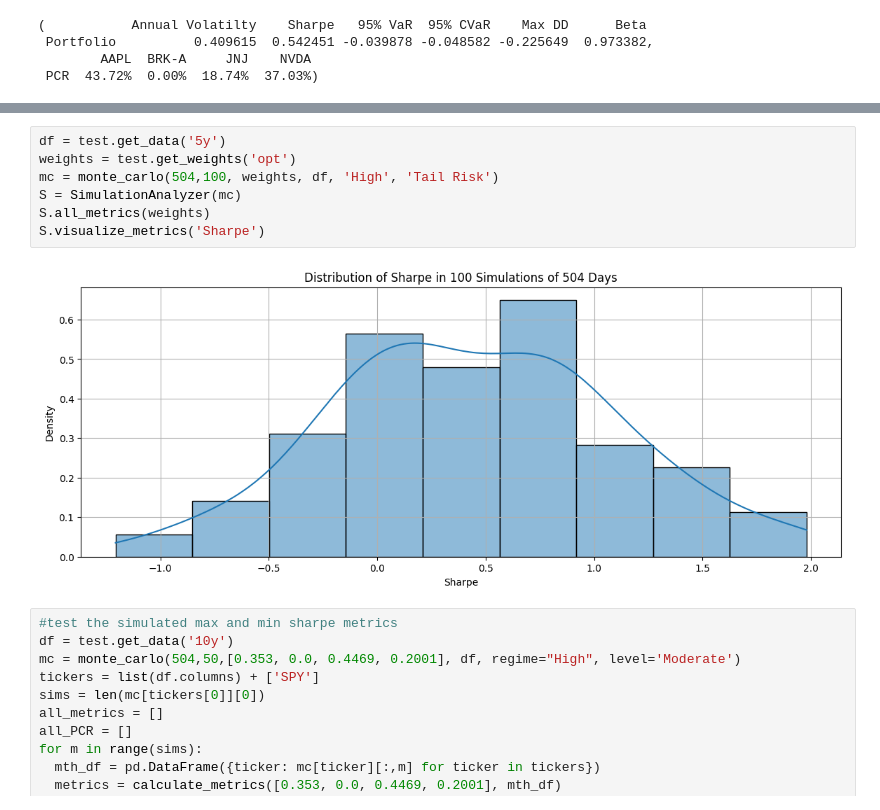
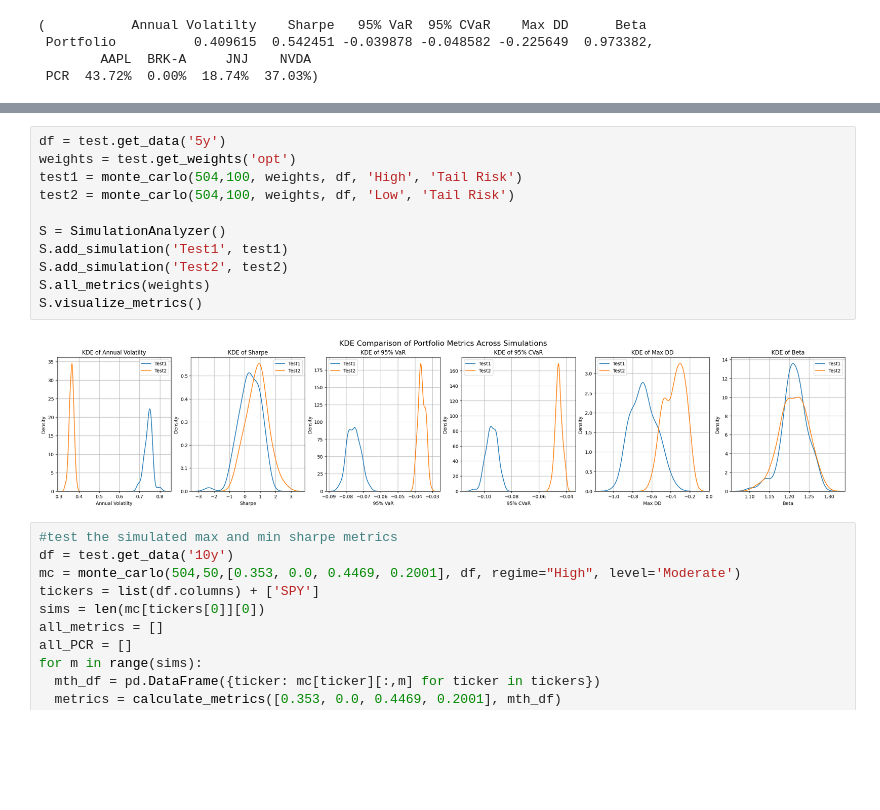
Before and after one commit to csciulla/portfolio-risk-simulator, a Jupyter notebook: notebooks/stresstest_ntbk.ipynb, the cells around one changed output, grey strips where cells are left out. Saved outputs shown, nothing was run; the diff lists cells and outputs as text; blank space fills up the shorter version.

Commit message:
Changed visualize_metrics to factor all user test simulations

```diff
--- a/notebooks/stresstest_ntbk.ipynb
+++ b/notebooks/stresstest_ntbk.ipynb
@@ -386,12 +410,16 @@ class SimulationAnalyzer:
 # %%
 df = test.get_data('5y')
 weights = test.get_weights('opt')
-mc = monte_carlo(504,100, weights, df, 'High', 'Tail Risk')
-S = SimulationAnalyzer(mc)
+test1 = monte_carlo(504,100, weights, df, 'High', 'Tail Risk')
+test2 = monte_carlo(504,100, weights, df, 'Low', 'Tail Risk')
+
+S = SimulationAnalyzer()
+S.add_simulation('Test1', test1)
+S.add_simulation('Test2', test2)
 S.all_metrics(weights)
-S.visualize_metrics('Sharpe')
+S.visualize_metrics()
 # %% [output]
-[figure, old version]
+[figure, new version]
 # %%
 #test the simulated max and min sharpe metrics
 df = test.get_data('10y')
```
Also changed, not shown: parts of 1 cell of this notebook.
